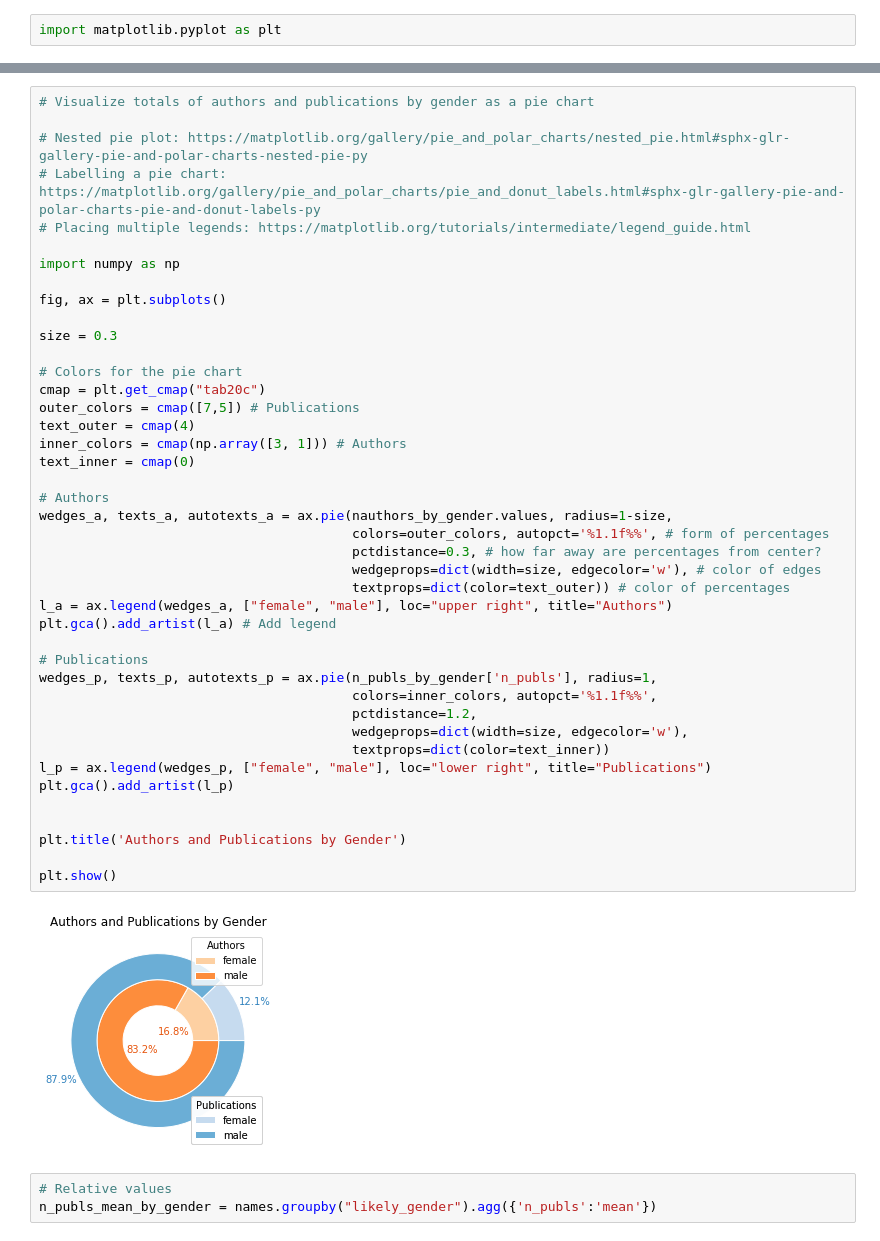
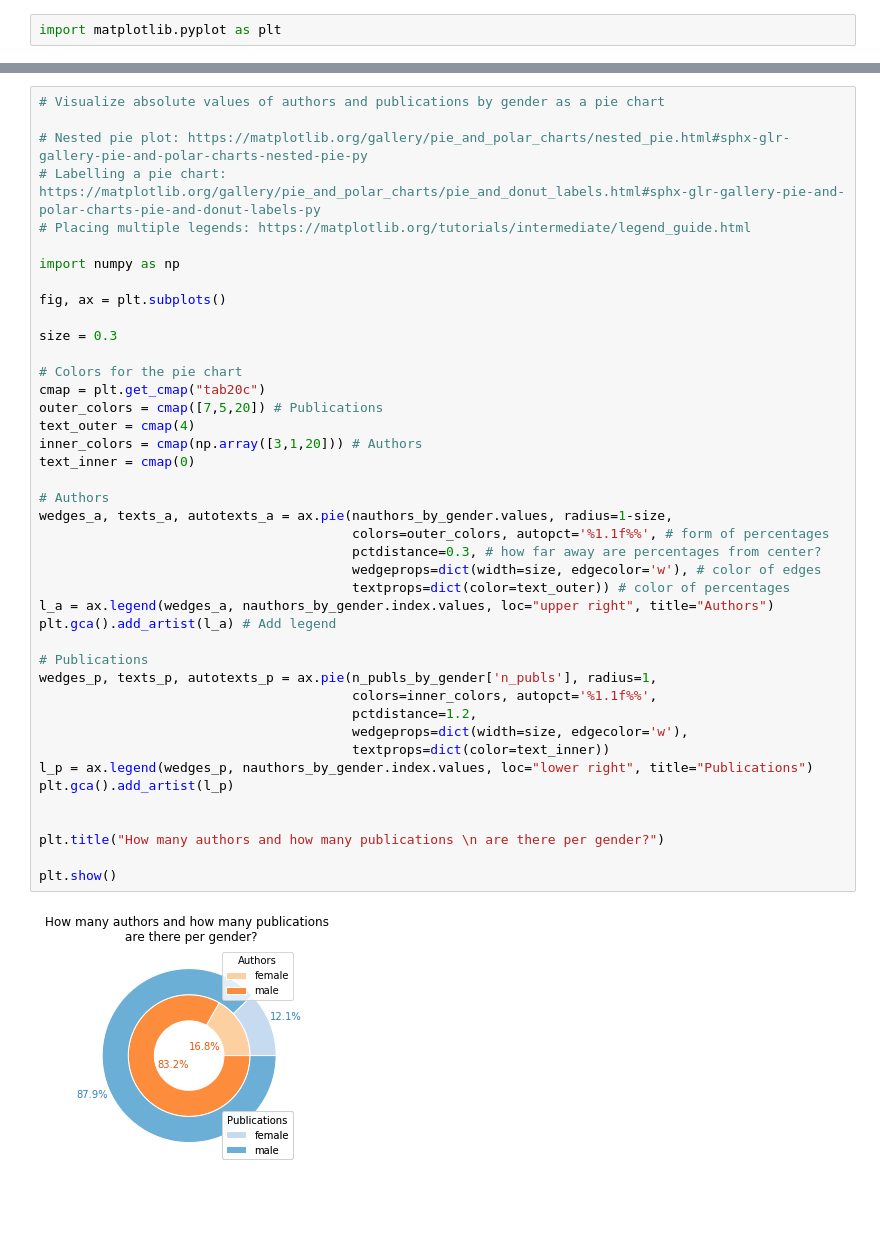
Before and after one commit to LiFaytheGoblin/Gender-Equality-in-CS-Publications, a Jupyter notebook: ExplorativeAnalysis.ipynb, the cells around one changed output, grey strips where cells are left out. Drawn from its saved outputs; the diff is of its cells as text; blank space fills up the shorter version.

Commit message:
improved plots, cleaned up, introduced outlier exploration

```diff
--- a/ExplorativeAnalysis.ipynb
+++ b/ExplorativeAnalysis.ipynb
@@ -93,5 +72,5 @@ plt.show()'''
 # %%
-# Visualize totals of authors and publications by gender as a pie chart
+# Visualize absolute values of authors and publications by gender as a pie chart
 
 # Nested pie plot: https://matplotlib.org/gallery/pie_and_polar_charts/nested_pie.html#sphx-glr-gallery-pie-and-polar-charts-nested-pie-py
 # Labelling a pie chart: https://matplotlib.org/gallery/pie_and_polar_charts/pie_and_donut_labels.html#sphx-glr-gallery-pie-and-polar-charts-pie-and-donut-labels-py
@@ -101,39 +80,36 @@ import numpy as np
 
 fig, ax = plt.subplots()
 
 size = 0.3
 
 # Colors for the pie chart
 cmap = plt.get_cmap("tab20c")
-outer_colors = cmap([7,5]) # Publications
+outer_colors = cmap([7,5,20]) # Publications
 text_outer = cmap(4)
-inner_colors = cmap(np.array([3, 1])) # Authors
+inner_colors = cmap(np.array([3,1,20])) # Authors
 text_inner = cmap(0)
 
 # Authors
 wedges_a, texts_a, autotexts_a = ax.pie(nauthors_by_gender.values, radius=1-size,
                                         colors=outer_colors, autopct='%1.1f%%', # form of percentages
                                         pctdistance=0.3, # how far away are percentages from center?
                                         wedgeprops=dict(width=size, edgecolor='w'), # color of edges
                                         textprops=dict(color=text_outer)) # color of percentages
-l_a = ax.legend(wedges_a, ["female", "male"], loc="upper right", title="Authors")
+l_a = ax.legend(wedges_a, nauthors_by_gender.index.values, loc="upper right", title="Authors")
 plt.gca().add_artist(l_a) # Add legend
 
 # Publications
 wedges_p, texts_p, autotexts_p = ax.pie(n_publs_by_gender['n_publs'], radius=1,
                                         colors=inner_colors, autopct='%1.1f%%',
                                         pctdistance=1.2,
                                         wedgeprops=dict(width=size, edgecolor='w'),
                                         textprops=dict(color=text_inner))
-l_p = ax.legend(wedges_p, ["female", "male"], loc="lower right", title="Publications")
+l_p = ax.legend(wedges_p, nauthors_by_gender.index.values, loc="lower right", title="Publications")
 plt.gca().add_artist(l_p)
 
 
-plt.title('Authors and Publications by Gender')
+plt.title("How many authors and how many publications \n are there per gender?")
 
 plt.show()
 # %% [output]
-[figure, old version]
+[figure, new version]
-# %%
-# Relative values
-n_publs_mean_by_gender = names.groupby("likely_gender").agg({'n_publs':'mean'})
```
Also changed, not shown: parts of 14 cells of this notebook.
